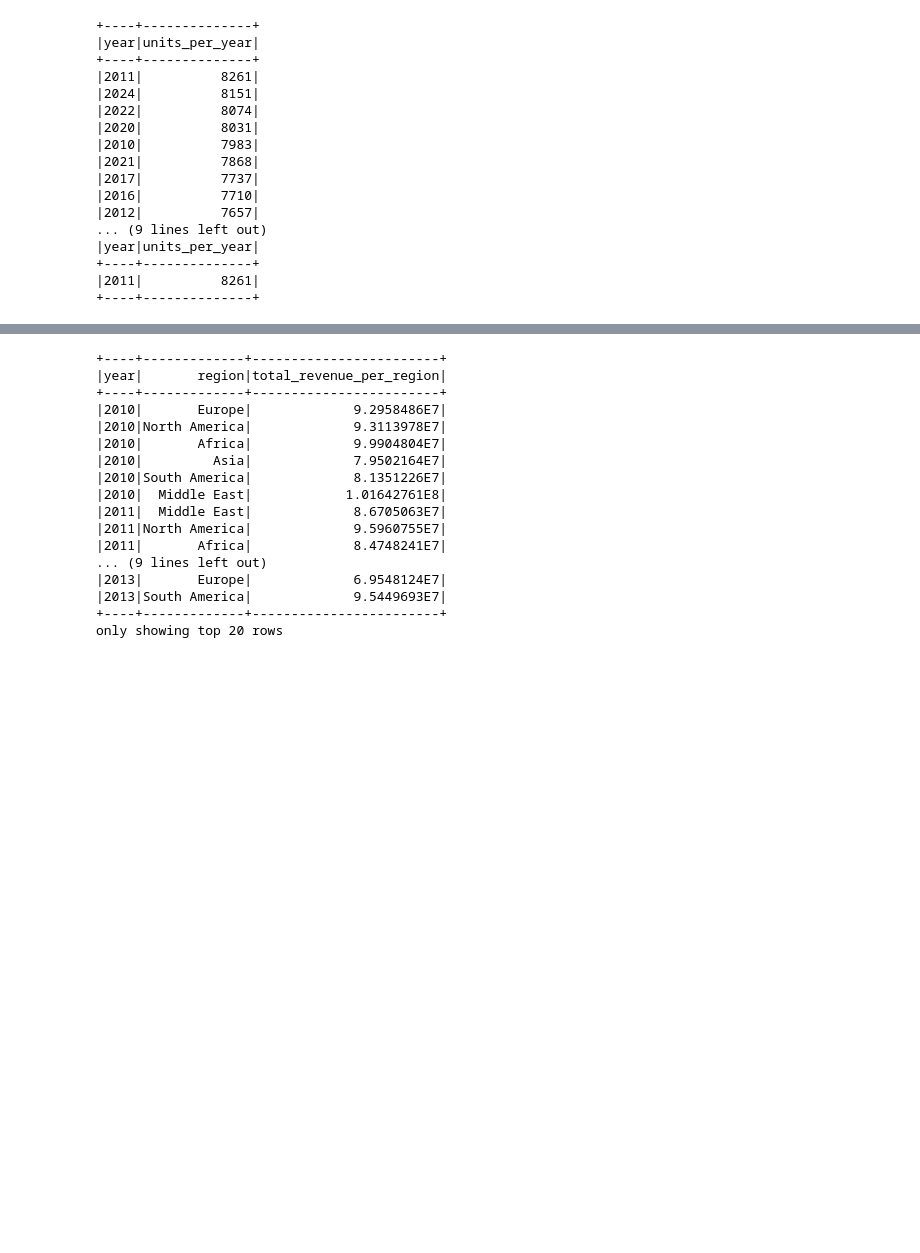
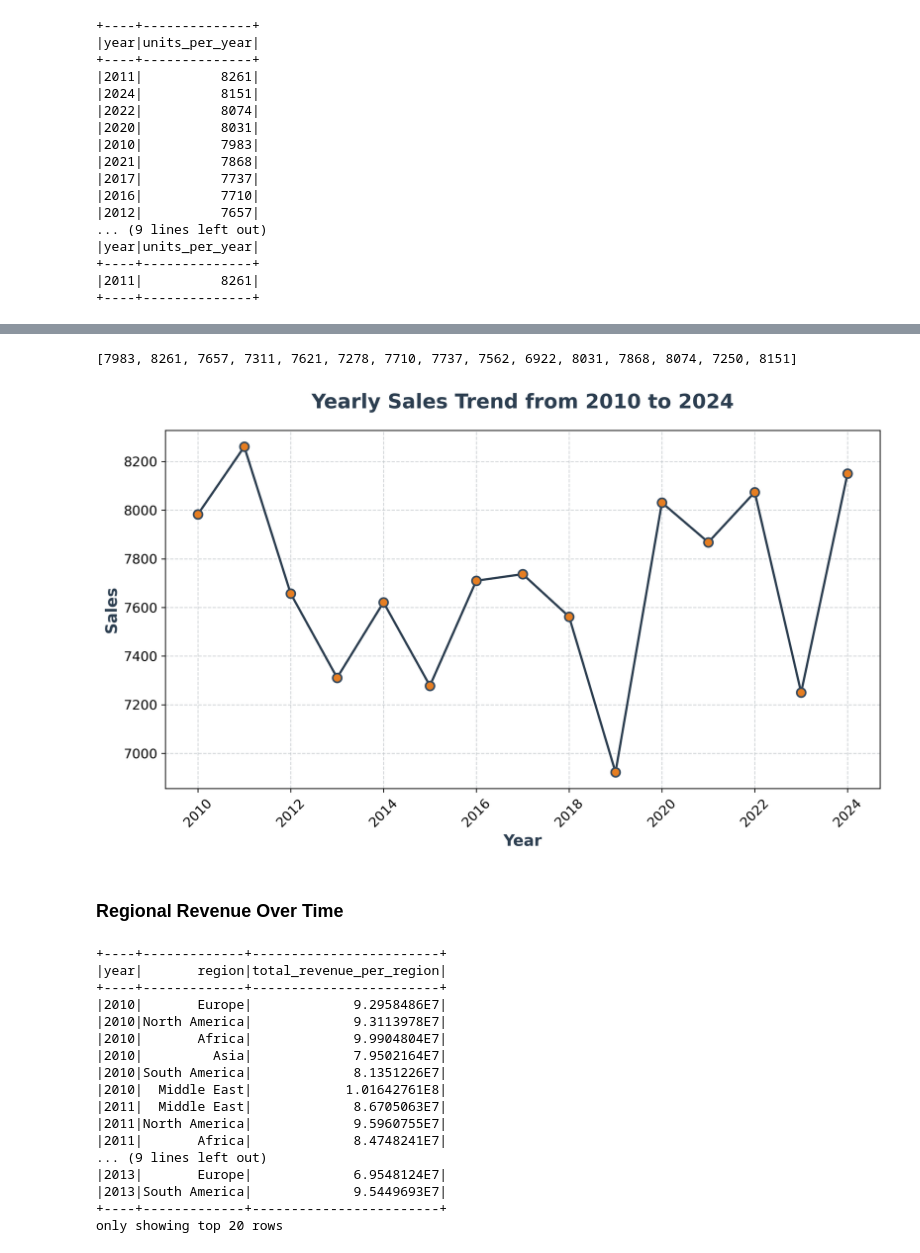
Before and after one commit to smartestnerdfromtown/bmw_sales_analysis_2010_2024, a Jupyter notebook: analysis.ipynb, the cells around one changed output, grey strips where cells are left out. Cells and saved outputs as stored; diff of their text form; code cells hidden in the pictures; blank space fills up the shorter version.

```diff
--- a/analysis.ipynb
+++ b/analysis.ipynb
@@ -93,3 +96,12 @@ highest_sale.show()
 +----+--------------+
 |2011|          8261|
 +----+--------------+
+# %%
+sales_per_year = spark.sql(
+    """
+    select year, sum(units_sold) as units_per_year from bmw
+    group by year
+    order by year asc
+    """
+)
+sales_per_year.show(3)
@@ -96,3 +117,58 @@ highest_sale.show()
+# %%
+years = [year for year in range(2010, 2025)]
+total_units_sold = [
+    row["units_per_year"] for row in sales_per_year.select("units_per_year").collect()
+]
+print(total_units_sold)
+# %% [output]
+[7983, 8261, 7657, 7311, 7621, 7278, 7710, 7737, 7562, 6922, 8031, 7868, 8074, 7250, 8151]
+# %%
+fig, ax = plt.subplots(
+    nrows=1, ncols=1, figsize=(10, 6), dpi=300, constrained_layout=True
+)
+
+ax.plot(
+    years,
+    total_units_sold,
+    color="#2c3e50",
+    linestyle="-",
+    linewidth=2,
+    marker="o",
+    markersize=8,
+    markerfacecolor="#e67e22",
+    markeredgecolor="#34495e",
+    markeredgewidth=1.5,
+)
+
+ax.grid(
+    visible=True,
+    which="major",
+    axis="both",
+    color="#bdc3c7",
+    linestyle="--",
+    linewidth=0.8,
+    alpha=0.7,
+)
+
+ax.set_title(
+    "Yearly Sales Trend from 2010 to 2024",
+    fontsize=18,
+    fontweight="bold",
+    color="#2c3e50",
+    pad=20,
+)
+ax.set_xlabel("Year", fontsize=14, fontweight="bold", color="#2c3e50")
+ax.set_ylabel("Sales", fontsize=14, fontweight="bold", color="#2c3e50")
+
+ax.tick_params(axis="x", rotation=45, labelsize=12)
+ax.tick_params(axis="y", labelsize=12)
+
+plt.tight_layout()
+plt.show()
+# %% [output]
+[figure, added]
+# %% [markdown]
+### Regional Revenue Over Time
 # %%
 revenue_region_year = spark.sql(
     """
```
Also changed, not shown: parts of 4 cells of this notebook.
